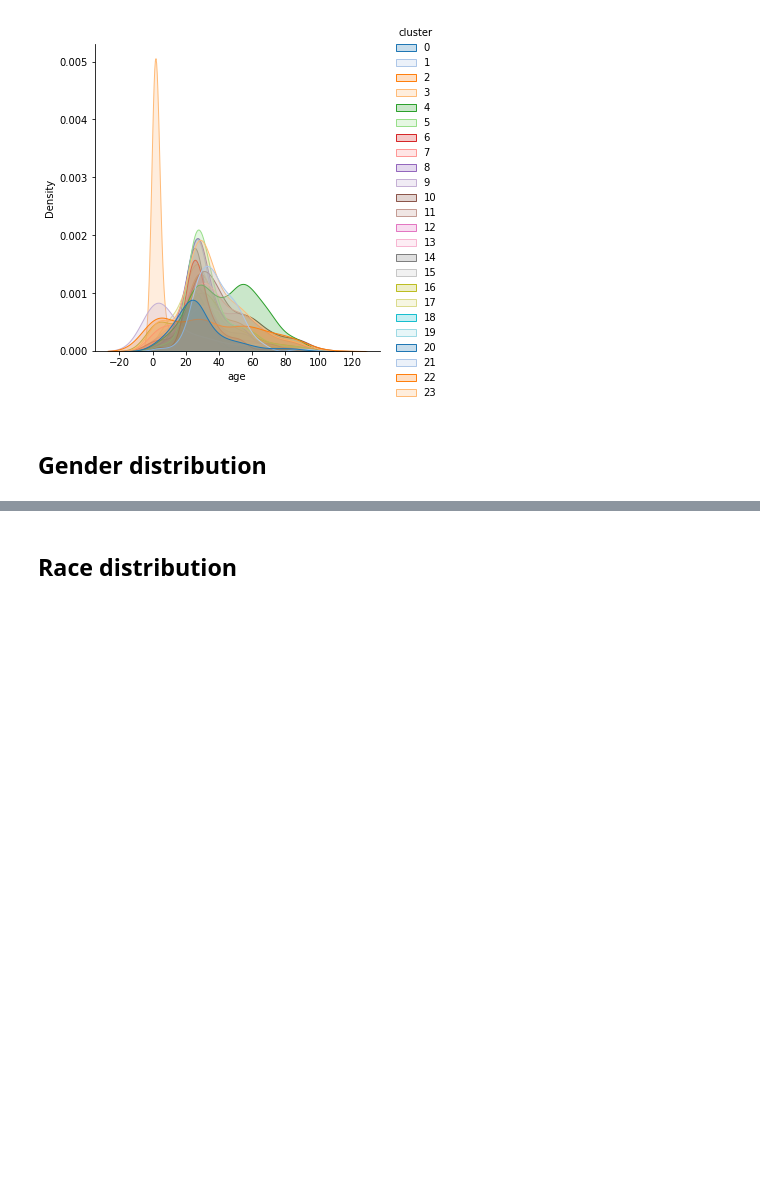
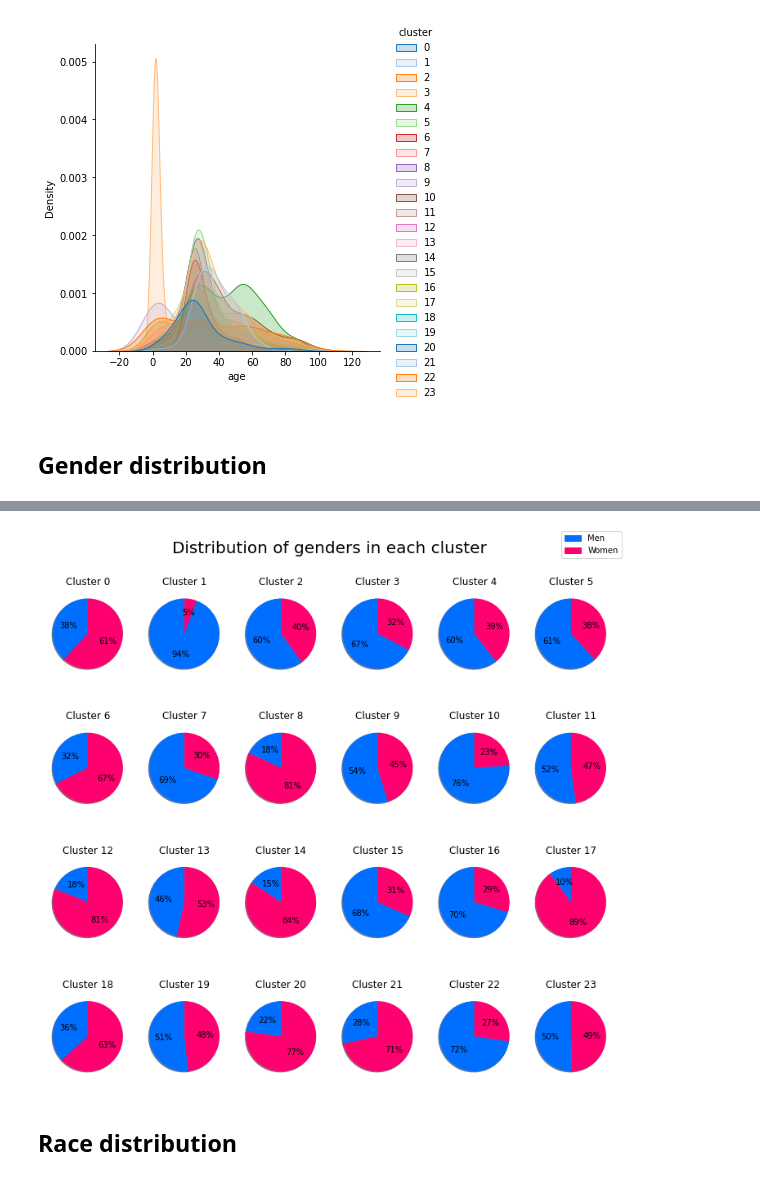
Before and after one commit to s183920/02582_Computational_Data_Analysis_Case2, a Jupyter notebook: autoencoder/distribution_analysis.ipynb, the cells around one changed output, grey strips where cells are left out. Saved outputs shown, nothing was run; the diff lists cells and outputs as text; code cells hidden in the pictures; blank space fills up the shorter version.

```diff
--- a/autoencoder/distribution_analysis.ipynb
+++ b/autoencoder/distribution_analysis.ipynb
@@ -72,2 +109,23 @@ sns.displot(df, x ="age",hue="cluster",kind="kde", fill=True,palette=sns.color_p
+# %%
+import matplotlib.patches as mpatches
+
+fig, axs = plt.subplots(4, 6, figsize = (10,10))
+fig.suptitle("Distribution of genders in each cluster", fontsize = 20)
+
+# ax.scatter(range(24), pct[0])
+for i in range(24):
+    ax = axs[i//6, i%6]
+    ax.pie(pct[:,i], autopct='%.d%%', shadow=True, startangle=90, colors=["#006FFF", "#FF006F"])#, labels=["Men", "women"])
+    ax.set_title("Cluster " + str(i))
+
+fig.legend(handles = [
+    mpatches.Patch(color='#006FFF', label='Men'),
+    mpatches.Patch(color='#FF006F', label='Women')
+])
+fig.tight_layout()
+
+plt.savefig("../illustrations/cluster_pie.pdf")
+# %% [output]
+[figure, added]
 # %% [markdown]
 ## Race distribution
```
Also changed, not shown: parts of 3 cells of this notebook, 1 other file.
